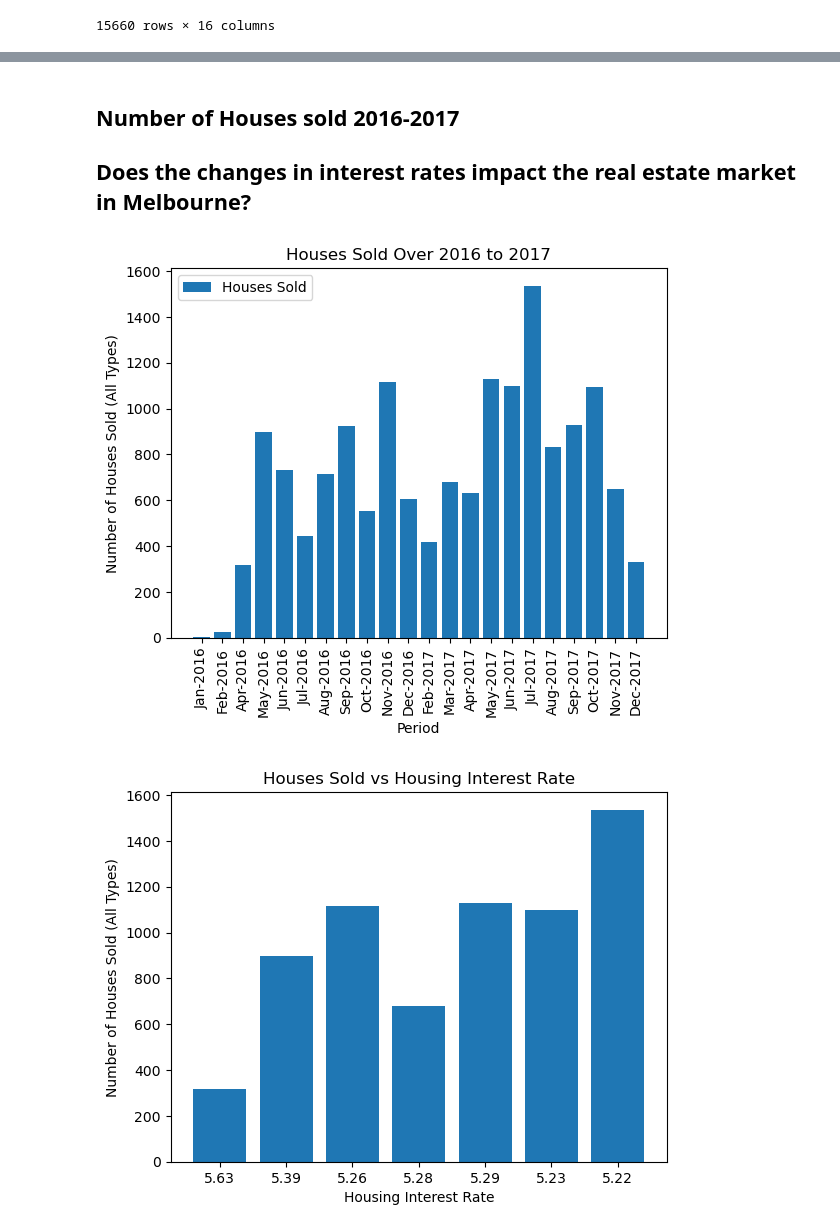
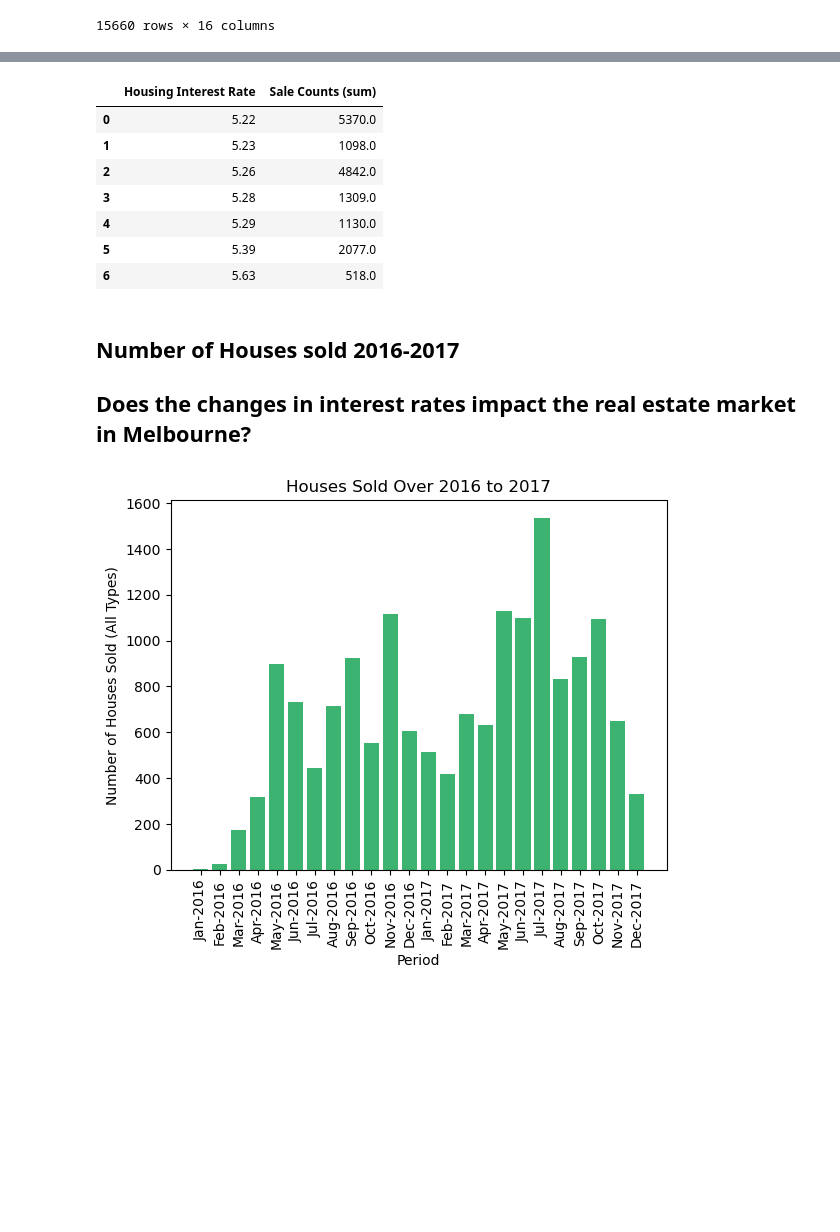
Before and after one commit to Anton0Lee/Project1_grp5, a Jupyter notebook: project1 main codes.ipynb, the cells around one changed output, grey strips where cells are left out. Saved outputs shown, nothing was run; the diff lists cells and outputs as text; code cells hidden in the pictures; blank space fills up the shorter version.

Commit message:
changed colors + fixed missing dataset

```diff
--- a/project1 main codes.ipynb
+++ b/project1 main codes.ipynb
@@ -239,12 +231,19 @@ housing_and_irate_df
 | 15659 | Wyndham Vale | 19 Whitmore Pl | Western Metropolitan | h | 2017-12-09 | 2017 | 12 | 3.0 | 5262.0 | 27.2 | ... |
 15660 rows × 16 columns
 # %%
+# Dataset for housing_sale_counts & housing_price vs interest_rate over time.
+
 # Counting the number of houses sold 2016-2017
 houses_sold_count = pd.DataFrame(housing_and_irate_df.groupby(housing_and_irate_df['Period'])['Address'].size()).reset_index().rename(columns={'Address':'Sale Counts'})
+houses_sold_price = pd.DataFrame(housing_and_irate_df.groupby(housing_and_irate_df['Period'])['Price'].mean()).round(2).reset_index().rename(columns={'Price':'Average Price'})
 
 # Merging the Houses sold to corrsponding Housing Interest Rate for comparision
-houses_sold_count_df2 = pd.merge(houses_sold_count, interest_rate_df2, how='left', on=['Period'])
-houses_sold_count_df2 = houses_sold_count_df2.sort_values(by=['Year','Month'], ascending=True).reset_index(drop=True)
-houses_sold_count_df2 = houses_sold_count_df2[['Year','Month','Period','Sale Counts', 'Housing Interest Rate']]
-houses_sold_count_df2
+housing_and_irate_df2 = pd.merge(houses_sold_count, interest_rate_df2, how='outer', on=['Period'])
+housing_and_irate_df2 = pd.merge(housing_and_irate_df2, houses_sold_price, how='outer', on=['Period'])
+housing_and_irate_df2 = housing_and_irate_df2.sort_values(by=['Year','Month'], ascending=True).reset_index(drop=True)
+housing_and_irate_df2 = housing_and_irate_df2[['Year','Month','Period','Sale Counts', 'Average Price', 'Housing Interest Rate']]
+window_size=3
+housing_and_irate_df2['Sale Counts'] = housing_and_irate_df2['Sale Counts'].fillna(housing_and_irate_df2['Sale Counts'].rolling(window=window_size, min_periods=1, center=True).mean())
+housing_and_irate_df2['Average Price'] = housing_and_irate_df2['Average Price'].fillna(housing_and_irate_df2['Average Price'].rolling(window=window_size, min_periods=1, center=True).mean())
+housing_and_irate_df2
 # %% [output]
@@ -268,22 +267,27 @@ houses_sold_count_df2
+# %%
+housing_and_irate_df3 = pd.DataFrame(housing_and_irate_df2.groupby(housing_and_irate_df2['Housing Interest Rate'])['Sale Counts'].sum()).reset_index()
+housing_and_irate_df3 = housing_and_irate_df3.rename(columns={'Sale Counts':'Sale Counts (sum)'})
+housing_and_irate_df3
+# %% [output]
+|  | Housing Interest Rate | Sale Counts (sum) |
+| 0 | 5.22 | 5370.0 |
+| 1 | 5.23 | 1098.0 |
+| 2 | 5.26 | 4842.0 |
+| 3 | 5.28 | 1309.0 |
+| 4 | 5.29 | 1130.0 |
+| 5 | 5.39 | 2077.0 |
+| 6 | 5.63 | 518.0 |
 # %% [markdown]
 ## Number of Houses sold 2016-2017
 
 ## Does the changes in interest rates impact the real estate market in Melbourne?
 # %%
-# Bar plot for  2016-2017
-plt.bar(houses_sold_count_df2['Period'], houses_sold_count_df2['Sale Counts'], label='Houses Sold')
+# Bar plot for houses sold in 2016-2017 & houses sold vs interest rate
+plt.bar(housing_and_irate_df2['Period'], housing_and_irate_df2['Sale Counts'], label='Houses Sold', color='mediumseagreen')
 plt.title('Houses Sold Over 2016 to 2017')
 plt.xlabel('Period')
 plt.ylabel('Number of Houses Sold (All Types)')
-plt.legend()
 plt.xticks(rotation=90)
 plt.show()
-
-plt.bar(houses_sold_count_df2['Housing Interest Rate'], houses_sold_count_df2['Sale Counts'])
-plt.title('Houses Sold vs Housing Interest Rate')
-plt.xlabel('Housing Interest Rate')
-plt.ylabel('Number of Houses Sold (All Types)')
-plt.show()
 # %% [output]
-[figure, old version]
+[figure, new version]
-[figure, removed]
```
Also changed, not shown: parts of 18 cells of this notebook, 2 other files.
